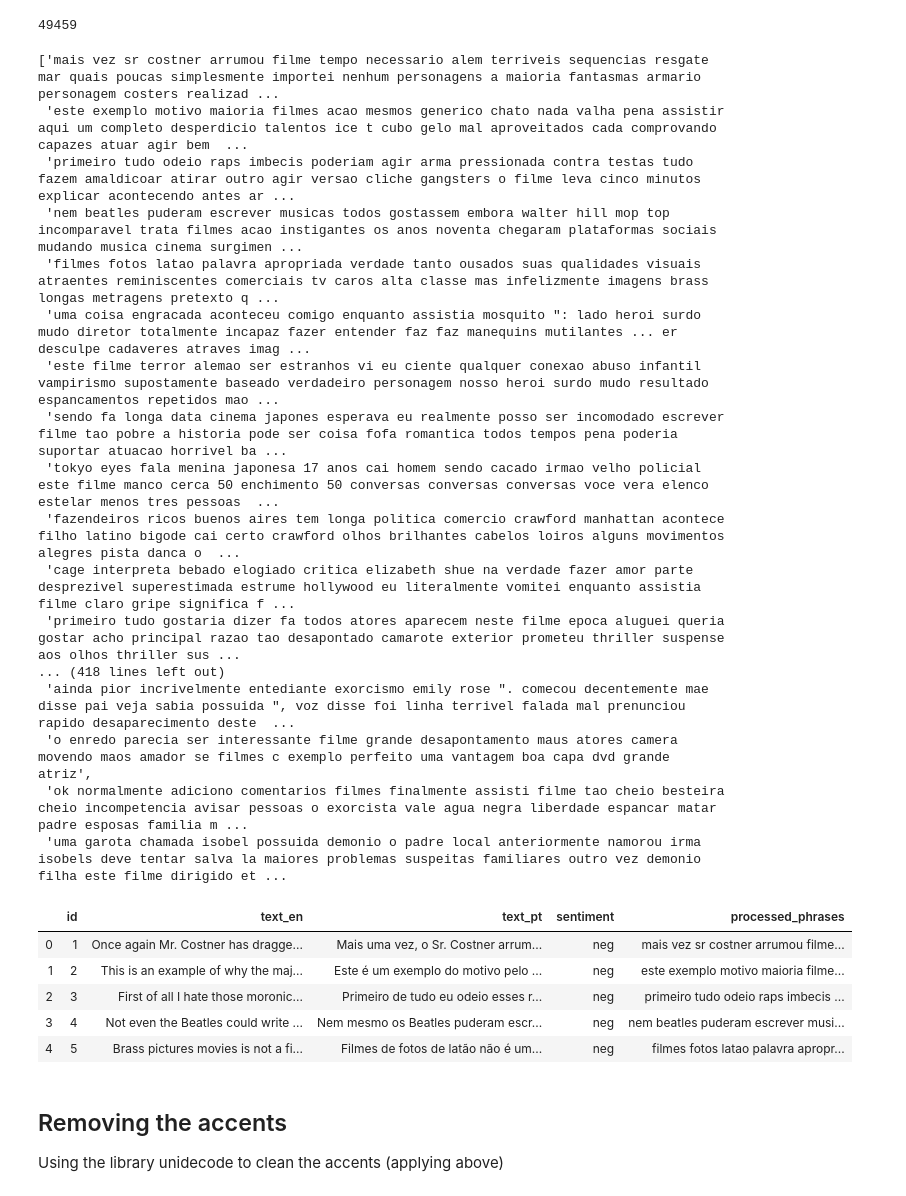
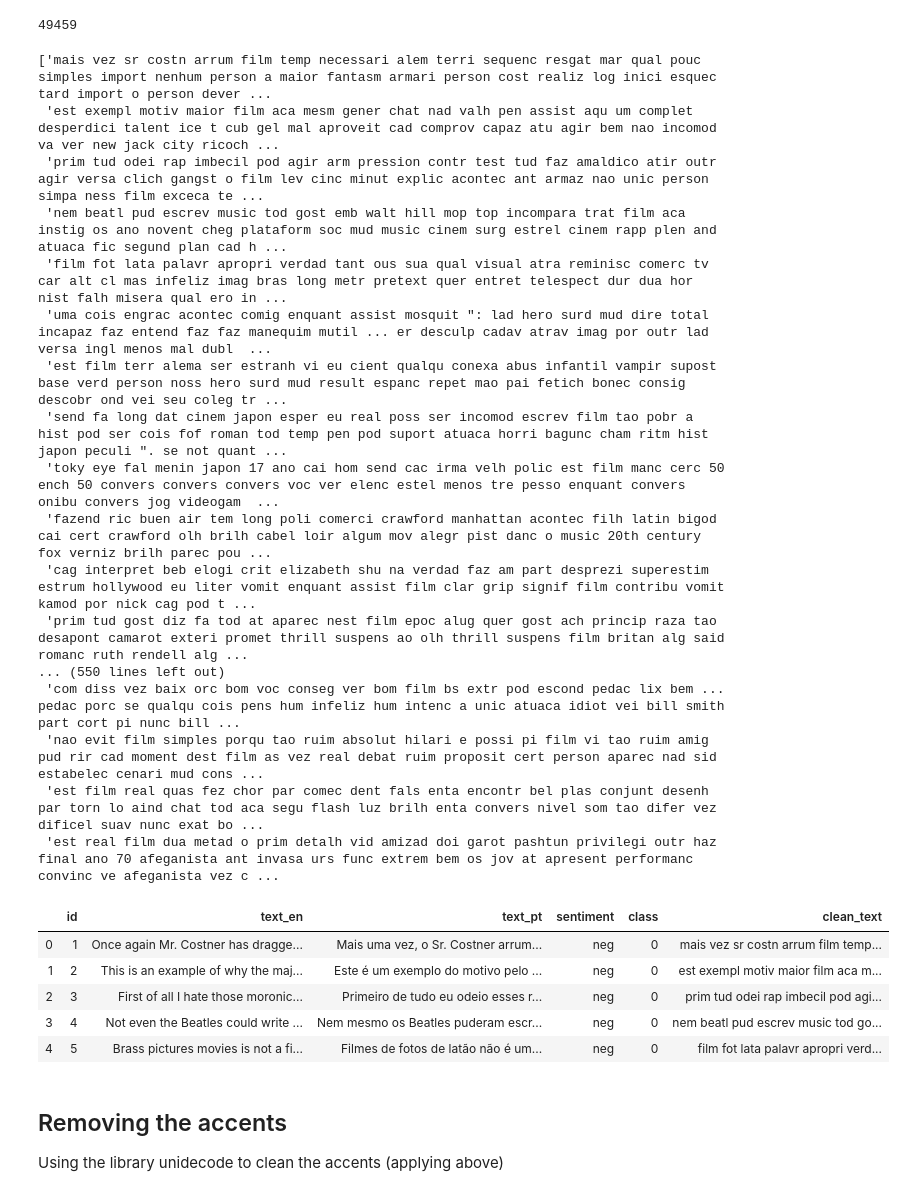
Before and after one commit to lucasrcsantana/training-nlp, a Jupyter notebook: Intro a NLP - sentiment analysis/Intro to NLP - Sentiment Analysis.ipynb, the cells around one changed output. Drawn from its saved outputs; the diff is of its cells as text; code cells hidden in the pictures.

```diff
--- a/Intro a NLP - sentiment analysis/Intro to NLP - Sentiment Analysis.ipynb
+++ b/Intro a NLP - sentiment analysis/Intro to NLP - Sentiment Analysis.ipynb
@@ -12,5 +10,5 @@ FileNotFoundError: [Errno 2] File b'imdb-reviews-pt-br.csv' does not exist: b'im
 map_sentiment = {'neg': 0,
                 'pos': 1}
 # %%
-reviews['class'] = reviews['sentiment'].map(map_sentiment)
+df['class'] = df['sentiment'].map(map_sentiment)
 # %%
@@ -67,11 +123,11 @@ ACURÁCIA: 0.8502830570157703
 # %%
-df = reviews
-text_column = 'processed_phrases'
+df = df
+text_column = 'clean_text'
 class_column = 'class'
 test_size=0.2
 random_state=100
 max_features = 1000
 max_iter = 200
-train_dataset=reviews_train
-class_dataset=class_train
+train_dataset=x_train
+class_dataset=y_train
 # %%
@@ -572,7 +663,7 @@ processed_phrases = list()
 for review in reviews['text_pt']:
     new_phrase = list()
     tokens = token_pontuacao.tokenize(review)
-    new_phrase = [unidecode.unidecode(token).lower() for token in tokens if token not in stop_words]
+    new_phrase = [stemmer.stem(unidecode.unidecode(token).lower()) for token in tokens if token not in stop_words]
     #for token in tokens:
     #    new_phrase = [token if token not in stop_words]
     processed_phrases.append(' '.join(new_phrase))
@@ -583,20 +674,20 @@ len(processed_phrases)
 # %%
 processed_phrases
 # %% [output]
-['mais vez sr costner arrumou filme tempo necessario alem terriveis sequencias resgate mar quais poucas simplesmente importei nenhum personagens a maioria fantasmas armario personagem costers realizad ...
- 'este exemplo motivo maioria filmes acao mesmos generico chato nada valha pena assistir aqui um completo desperdicio talentos ice t cubo gelo mal aproveitados cada comprovando capazes atuar agir bem  ...
- 'primeiro tudo odeio raps imbecis poderiam agir arma pressionada contra testas tudo fazem amaldicoar atirar outro agir versao cliche gangsters o filme leva cinco minutos explicar acontecendo antes ar ...
- 'nem beatles puderam escrever musicas todos gostassem embora walter hill mop top incomparavel trata filmes acao instigantes os anos noventa chegaram plataformas sociais mudando musica cinema surgimen ...
- 'filmes fotos latao palavra apropriada verdade tanto ousados suas qualidades visuais atraentes reminiscentes comerciais tv caros alta classe mas infelizmente imagens brass longas metragens pretexto q ...
- 'uma coisa engracada aconteceu comigo enquanto assistia mosquito ": lado heroi surdo mudo diretor totalmente incapaz fazer entender faz faz manequins mutilantes ... er desculpe cadaveres atraves imag ...
- 'este filme terror alemao ser estranhos vi eu ciente qualquer conexao abuso infantil vampirismo supostamente baseado verdadeiro personagem nosso heroi surdo mudo resultado espancamentos repetidos mao ...
- 'sendo fa longa data cinema japones esperava eu realmente posso ser incomodado escrever filme tao pobre a historia pode ser coisa fofa romantica todos tempos pena poderia suportar atuacao horrivel ba ...
- 'tokyo eyes fala menina japonesa 17 anos cai homem sendo cacado irmao velho policial este filme manco cerca 50 enchimento 50 conversas conversas conversas voce vera elenco estelar menos tres pessoas  ...
- 'fazendeiros ricos buenos aires tem longa politica comercio crawford manhattan acontece filho latino bigode cai certo crawford olhos brilhantes cabelos loiros alguns movimentos alegres pista danca o  ...
- 'cage interpreta bebado elogiado critica elizabeth shue na verdade fazer amor parte desprezivel superestimada estrume hollywood eu literalmente vomitei enquanto assistia filme claro gripe significa f ...
- 'primeiro tudo gostaria dizer fa todos atores aparecem neste filme epoca aluguei queria gostar acho principal razao tao desapontado camarote exterior prometeu thriller suspense aos olhos thriller sus ...
-... (418 lines left out)
- 'ainda pior incrivelmente entediante exorcismo emily rose ". comecou decentemente mae disse pai veja sabia possuida ", voz disse foi linha terrivel falada mal prenunciou rapido desaparecimento deste  ...
- 'o enredo parecia ser interessante filme grande desapontamento maus atores camera movendo maos amador se filmes c exemplo perfeito uma vantagem boa capa dvd grande atriz',
- 'ok normalmente adiciono comentarios filmes finalmente assisti filme tao cheio besteira cheio incompetencia avisar pessoas o exorcista vale agua negra liberdade espancar matar padre esposas familia m ...
- 'uma garota chamada isobel possuida demonio o padre local anteriormente namorou irma isobels deve tentar salva la maiores problemas suspeitas familiares outro vez demonio filha este filme dirigido et ...
+['mais vez sr costn arrum film temp necessari alem terri sequenc resgat mar qual pouc simples import nenhum person a maior fantasm armari person cost realiz log inici esquec tard import o person dever ...
+ 'est exempl motiv maior film aca mesm gener chat nad valh pen assist aqu um complet desperdici talent ice t cub gel mal aproveit cad comprov capaz atu agir bem nao incomod va ver new jack city ricoch ...
+ 'prim tud odei rap imbecil pod agir arm pression contr test tud faz amaldico atir outr agir versa clich gangst o film lev cinc minut explic acontec ant armaz nao unic person simpa ness film exceca te ...
+ 'nem beatl pud escrev music tod gost emb walt hill mop top incompara trat film aca instig os ano novent cheg plataform soc mud music cinem surg estrel cinem rapp plen and atuaca fic segund plan cad h ...
+ 'film fot lata palavr apropri verdad tant ous sua qual visual atra reminisc comerc tv car alt cl mas infeliz imag bras long metr pretext quer entret telespect dur dua hor nist falh misera qual ero in ...
+ 'uma cois engrac acontec comig enquant assist mosquit ": lad hero surd mud dire total incapaz faz entend faz faz manequim mutil ... er desculp cadav atrav imag por outr lad versa ingl menos mal dubl  ...
+ 'est film terr alema ser estranh vi eu cient qualqu conexa abus infantil vampir supost base verd person noss hero surd mud result espanc repet mao pai fetich bonec consig descobr ond vei seu coleg tr ...
+ 'send fa long dat cinem japon esper eu real poss ser incomod escrev film tao pobr a hist pod ser cois fof roman tod temp pen pod suport atuaca horri bagunc cham ritm hist japon peculi ". se not quant ...
+ 'toky eye fal menin japon 17 ano cai hom send cac irma velh polic est film manc cerc 50 ench 50 convers convers convers voc ver elenc estel menos tre pesso enquant convers onibu convers jog videogam  ...
+ 'fazend ric buen air tem long poli comerci crawford manhattan acontec filh latin bigod cai cert crawford olh brilh cabel loir algum mov alegr pist danc o music 20th century fox verniz brilh parec pou ...
+ 'cag interpret beb elogi crit elizabeth shu na verdad faz am part desprezi superestim estrum hollywood eu liter vomit enquant assist film clar grip signif film contribu vomit kamod por nick cag pod t ...
+ 'prim tud gost diz fa tod at aparec nest film epoc alug quer gost ach princip raza tao desapont camarot exteri promet thrill suspens ao olh thrill suspens film britan alg said romanc ruth rendell alg ...
+... (550 lines left out)
+ 'com diss vez baix orc bom voc conseg ver bom film bs extr pod escond pedac lix bem ... pedac porc se qualqu cois pens hum infeliz hum intenc a unic atuaca idiot vei bill smith part cort pi nunc bill ...
+ 'nao evit film simples porqu tao ruim absolut hilari e possi pi film vi tao ruim amig pud rir cad moment dest film as vez real debat ruim proposit cert person aparec nad sid estabelec cenari mud cons ...
+ 'est film real quas fez chor par comec dent fals enta encontr bel plas conjunt desenh par torn lo aind chat tod aca segu flash luz brilh enta convers nivel som tao difer vez dificel suav nunc exat bo ...
+ 'est real film dua metad o prim detalh vid amizad doi garot pashtun privilegi outr haz final ano 70 afeganista ant invasa urs func extrem bem os jov at apresent performanc convinc ve afeganista vez c ...
@@ -605,12 +694,14 @@ reviews['processed_phrases'] = processed_phrases
+# %%
+df['clean_text'] = processed_phrases
 # %%
-reviews.head()
+df.head()
 # %% [output]
-|  | id | text_en | text_pt | sentiment | processed_phrases |
-| 0 | 1 | Once again Mr. Costner has dragge... | Mais uma vez, o Sr. Costner arrum... | neg | mais vez sr costner arrumou filme... |
-| 1 | 2 | This is an example of why the maj... | Este é um exemplo do motivo pelo ... | neg | este exemplo motivo maioria filme... |
-| 2 | 3 | First of all I hate those moronic... | Primeiro de tudo eu odeio esses r... | neg | primeiro tudo odeio raps imbecis ... |
-| 3 | 4 | Not even the Beatles could write ... | Nem mesmo os Beatles puderam escr... | neg | nem beatles puderam escrever musi... |
-| 4 | 5 | Brass pictures movies is not a fi... | Filmes de fotos de latão não é um... | neg | filmes fotos latao palavra apropr... |
+|  | id | text_en | text_pt | sentiment | class | clean_text |
+| 0 | 1 | Once again Mr. Costner has dragge... | Mais uma vez, o Sr. Costner arrum... | neg | 0 | mais vez sr costn arrum film temp... |
+| 1 | 2 | This is an example of why the maj... | Este é um exemplo do motivo pelo ... | neg | 0 | est exempl motiv maior film aca m... |
+| 2 | 3 | First of all I hate those moronic... | Primeiro de tudo eu odeio esses r... | neg | 0 | prim tud odei rap imbecil pod agi... |
+| 3 | 4 | Not even the Beatles could write ... | Nem mesmo os Beatles puderam escr... | neg | 0 | nem beatl pud escrev music tod go... |
+| 4 | 5 | Brass pictures movies is not a fi... | Filmes de fotos de latão não é um... | neg | 0 | film fot lata palavr apropri verd... |
 # %% [markdown]
 ## Removing the accents
 Using the library unidecode to clean the accents (applying above)
```
Also changed, not shown: parts of 34 cells of this notebook.
